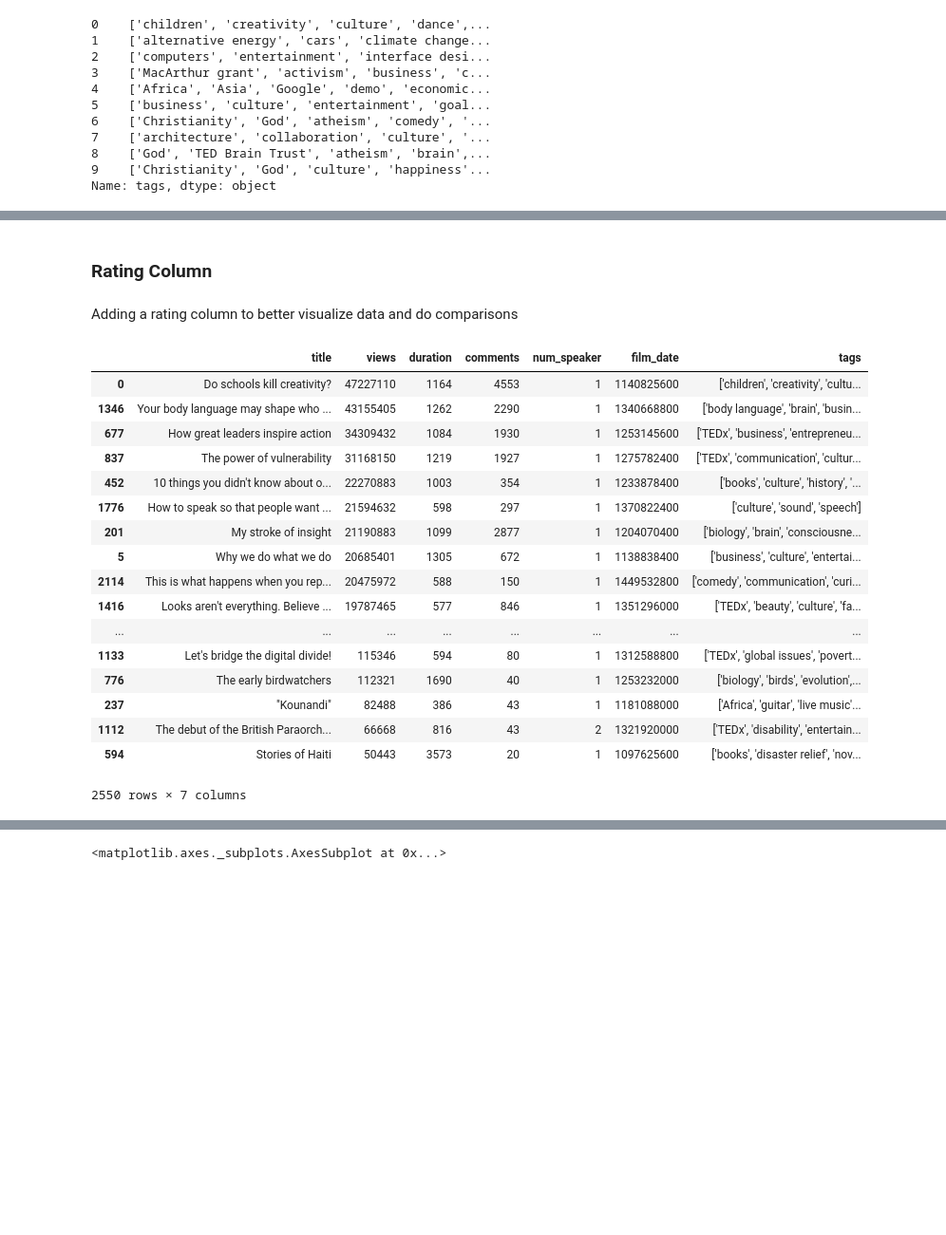
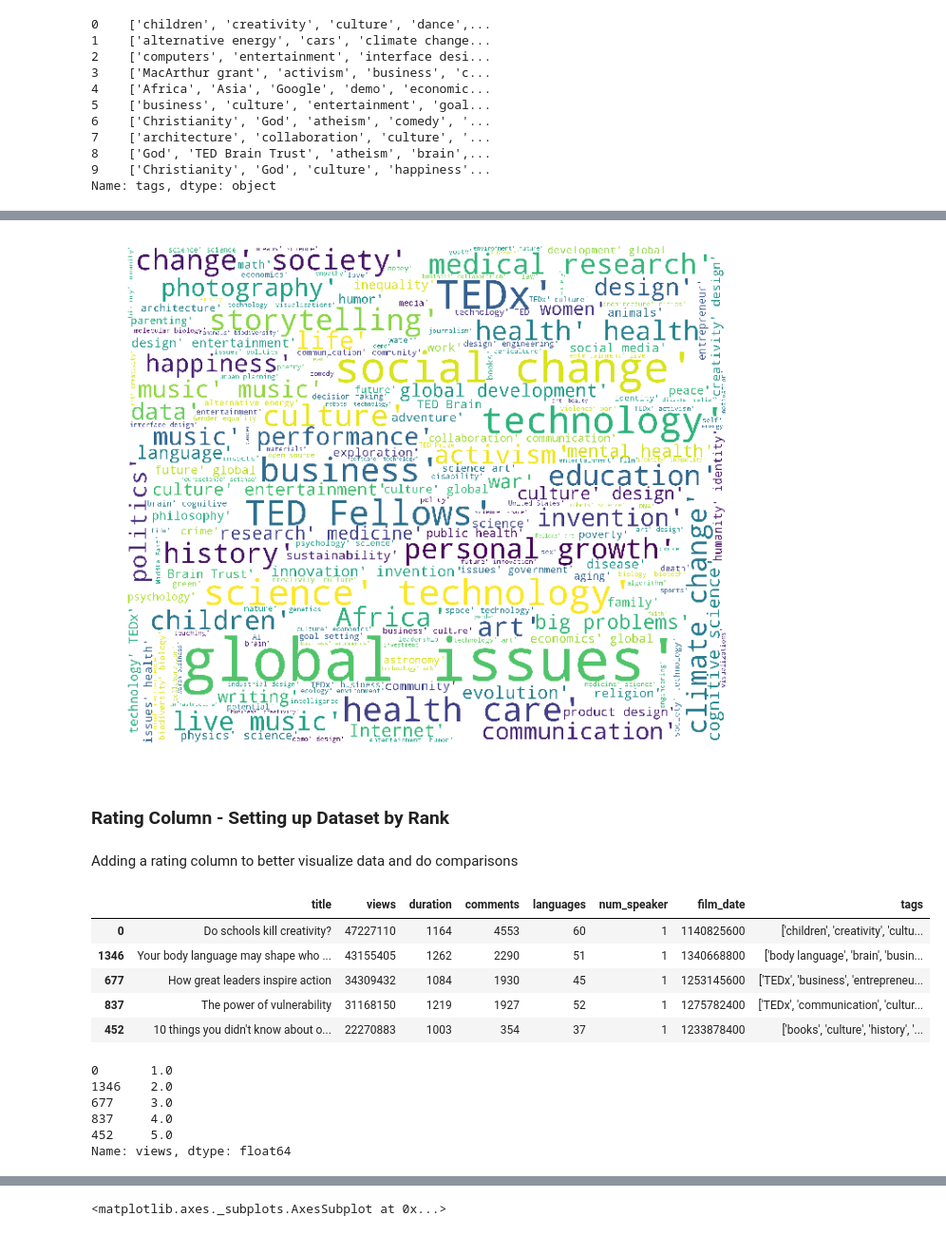
Before and after one commit to mlamare/Ted-Talk, a Jupyter notebook: modeling_ga_tedtalks.ipynb, the cells around one changed output, grey strips where cells are left out. Shown at 95% size. Cells and saved outputs as stored; diff of their text form; code cells hidden in the pictures; blank space fills up the shorter version.

```diff
--- a/modeling_ga_tedtalks.ipynb
+++ b/modeling_ga_tedtalks.ipynb
@@ -113,28 +116,27 @@ tag_df.shape
+# %%
+wordcloud = WordCloud(stopwords=STOPWORDS, \
+                      background_color='white', \
+                      width=2400,\
+                      height=2000).generate(corpus)
+plt.figure(figsize=(12,15))
+plt.imshow(wordcloud)
+plt.axis('off')
+plt.show()
+# %% [output]
+[figure, added]
 # %% [markdown]
-### Rating Column
+### Rating Column - Setting up Dataset by Rank
 # %% [markdown]
 Adding a rating column to better visualize data and do comparisons
 # %%
-df_ordered = df[["title","views","duration", "comments", "num_speaker","film_date", "tags"]].sort_values('views', ascending=False)
-df_ordered
+df_ordered = df[["title","views","duration","comments","languages","num_speaker","film_date", "tags"]].sort_values('views', ascending=False)
+df_ordered.head()
 # %% [output]
-|  | title | views | duration | comments | num_speaker | film_date | tags |
-| 0 | Do schools kill creativity? | 47227110 | 1164 | 4553 | 1 | 1140825600 | ['children', 'creativity', 'cultu... |
-| 1346 | Your body language may shape who ... | 43155405 | 1262 | 2290 | 1 | 1340668800 | ['body language', 'brain', 'busin... |
-| 677 | How great leaders inspire action | 34309432 | 1084 | 1930 | 1 | 1253145600 | ['TEDx', 'business', 'entrepreneu... |
-| 837 | The power of vulnerability | 31168150 | 1219 | 1927 | 1 | 1275782400 | ['TEDx', 'communication', 'cultur... |
-| 452 | 10 things you didn't know about o... | 22270883 | 1003 | 354 | 1 | 1233878400 | ['books', 'culture', 'history', '... |
-| 1776 | How to speak so that people want ... | 21594632 | 598 | 297 | 1 | 1370822400 | ['culture', 'sound', 'speech'] |
-| 201 | My stroke of insight | 21190883 | 1099 | 2877 | 1 | 1204070400 | ['biology', 'brain', 'consciousne... |
-| 5 | Why we do what we do | 20685401 | 1305 | 672 | 1 | 1138838400 | ['business', 'culture', 'entertai... |
-| 2114 | This is what happens when you rep... | 20475972 | 588 | 150 | 1 | 1449532800 | ['comedy', 'communication', 'curi... |
-| 1416 | Looks aren't everything. Believe ... | 19787465 | 577 | 846 | 1 | 1351296000 | ['TEDx', 'beauty', 'culture', 'fa... |
-| ... | ... | ... | ... | ... | ... | ... | ... |
-| 1133 | Let's bridge the digital divide! | 115346 | 594 | 80 | 1 | 1312588800 | ['TEDx', 'global issues', 'povert... |
-| 776 | The early birdwatchers | 112321 | 1690 | 40 | 1 | 1253232000 | ['biology', 'birds', 'evolution',... |
-| 237 | "Kounandi" | 82488 | 386 | 43 | 1 | 1181088000 | ['Africa', 'guitar', 'live music'... |
-| 1112 | The debut of the British Paraorch... | 66668 | 816 | 43 | 2 | 1321920000 | ['TEDx', 'disability', 'entertain... |
-| 594 | Stories of Haiti | 50443 | 3573 | 20 | 1 | 1097625600 | ['books', 'disaster relief', 'nov... |
+|  | title | views | duration | comments | languages | num_speaker | film_date | tags |
+| 0 | Do schools kill creativity? | 47227110 | 1164 | 4553 | 60 | 1 | 1140825600 | ['children', 'creativity', 'cultu... |
+| 1346 | Your body language may shape who ... | 43155405 | 1262 | 2290 | 51 | 1 | 1340668800 | ['body language', 'brain', 'busin... |
+| 677 | How great leaders inspire action | 34309432 | 1084 | 1930 | 45 | 1 | 1253145600 | ['TEDx', 'business', 'entrepreneu... |
+| 837 | The power of vulnerability | 31168150 | 1219 | 1927 | 52 | 1 | 1275782400 | ['TEDx', 'communication', 'cultur... |
+| 452 | 10 things you didn't know about o... | 22270883 | 1003 | 354 | 37 | 1 | 1233878400 | ['books', 'culture', 'history', '... |
-2550 rows × 7 columns
 # %%
 df_rank = df_ordered['views'].rank(axis=0, method='first', ascending=False)
@@ -143,3 +143,12 @@ df_rank = df_ordered['views'].rank(axis=0, method='first', ascending=False)
+# %%
+df_rank.head()
+# %% [output]
+0       1.0
+1346    2.0
+677     3.0
+837     4.0
+452     5.0
+Name: views, dtype: float64
 # %%
 df["rank"] = df_rank = df_ordered['views'].rank(axis=0, method='first', ascending=False)
 # %%
```
Also changed, not shown: parts of 77 cells of this notebook, 29 other files.
